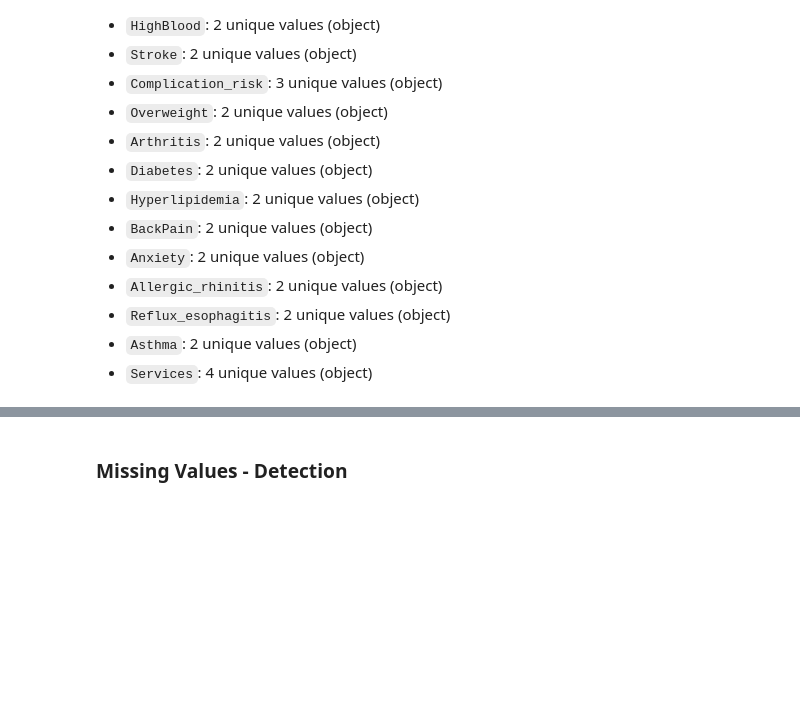
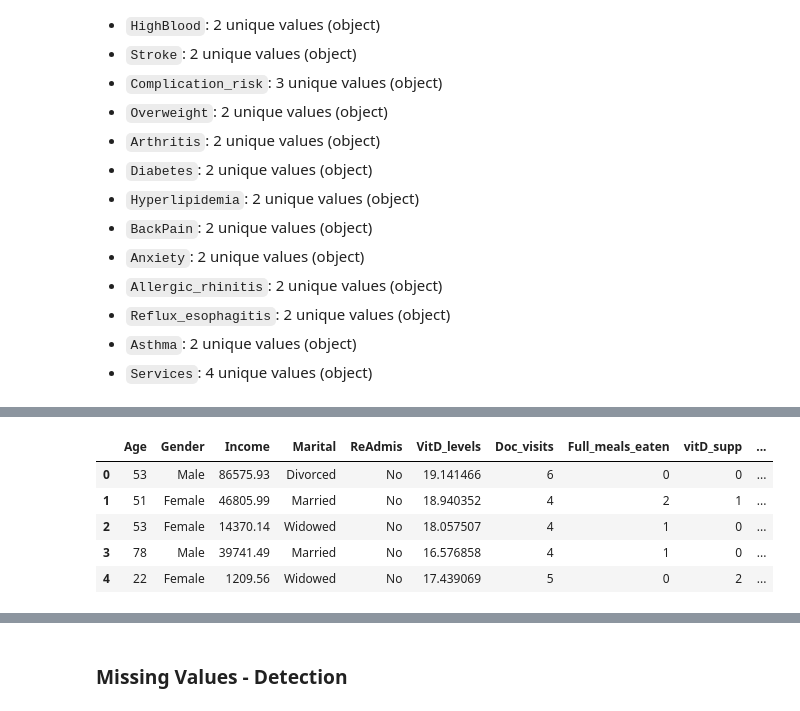
Before and after one commit to vertigoa/master, a Jupyter notebook: d208_task_1.ipynb, the cells around one changed output, grey strips where cells are left out. Cells and saved outputs as stored; diff of their text form; code cells hidden in the pictures; blank space fills up the shorter version.

Commit message:
new data ready for conversion

```diff
--- a/d208_task_1.ipynb
+++ b/d208_task_1.ipynb
@@ -368,0 +396,20 @@ Unique values in Active_Listening: [4 3 5 6 2 1 7]
+# %%
+# Create a new DataFrame with the variables we will include
+included_columns = ['Age', 'Gender', 'Income', 'Marital', 'ReAdmis', 'VitD_levels', 'Doc_visits', 'Full_meals_eaten', 'vitD_supp', 'Initial_admin', 'HighBlood', 'Stroke', 'Complication_risk', 'Overweight', 'Arthritis', 'Diabetes', 'Hyperlipidemia', 'BackPain', 'Anxiety', 'Allergic_rhinitis', 'Reflux_esophagitis', 'Asthma', 'Services', 'Initial_days', 'TotalCharge', 'Additional_charges', 'T_Admission', 'T_Treatment', 'T_Visits', 'Reliability', 'Options', 'Hours_Treatment', 'Staff', 'Active_Listening']
+
+# Selecting the included columns from the original dataframe
+df_med = df[included_columns]
+
+# Reset the index of the new dataframe to ensure proper order is maintained
+df_med.reset_index(drop=True, inplace=True)
+
+# Display the head of the new dataframe to confirm
+pd.set_option('display.max_columns', None)
+df_med.head()
+# %% [output]
+|  | Age | Gender | Income | Marital | ReAdmis | VitD_levels | Doc_visits | Full_meals_eaten | vitD_supp | ... |
+| 0 | 53 | Male | 86575.93 | Divorced | No | 19.141466 | 6 | 0 | 0 | ... |
+| 1 | 51 | Female | 46805.99 | Married | No | 18.940352 | 4 | 2 | 1 | ... |
+| 2 | 53 | Female | 14370.14 | Widowed | No | 18.057507 | 4 | 1 | 0 | ... |
+| 3 | 78 | Male | 39741.49 | Married | No | 16.576858 | 4 | 1 | 0 | ... |
+| 4 | 22 | Female | 1209.56 | Widowed | No | 17.439069 | 5 | 0 | 2 | ... |
```
Also changed, not shown: parts of 7 cells of this notebook.
